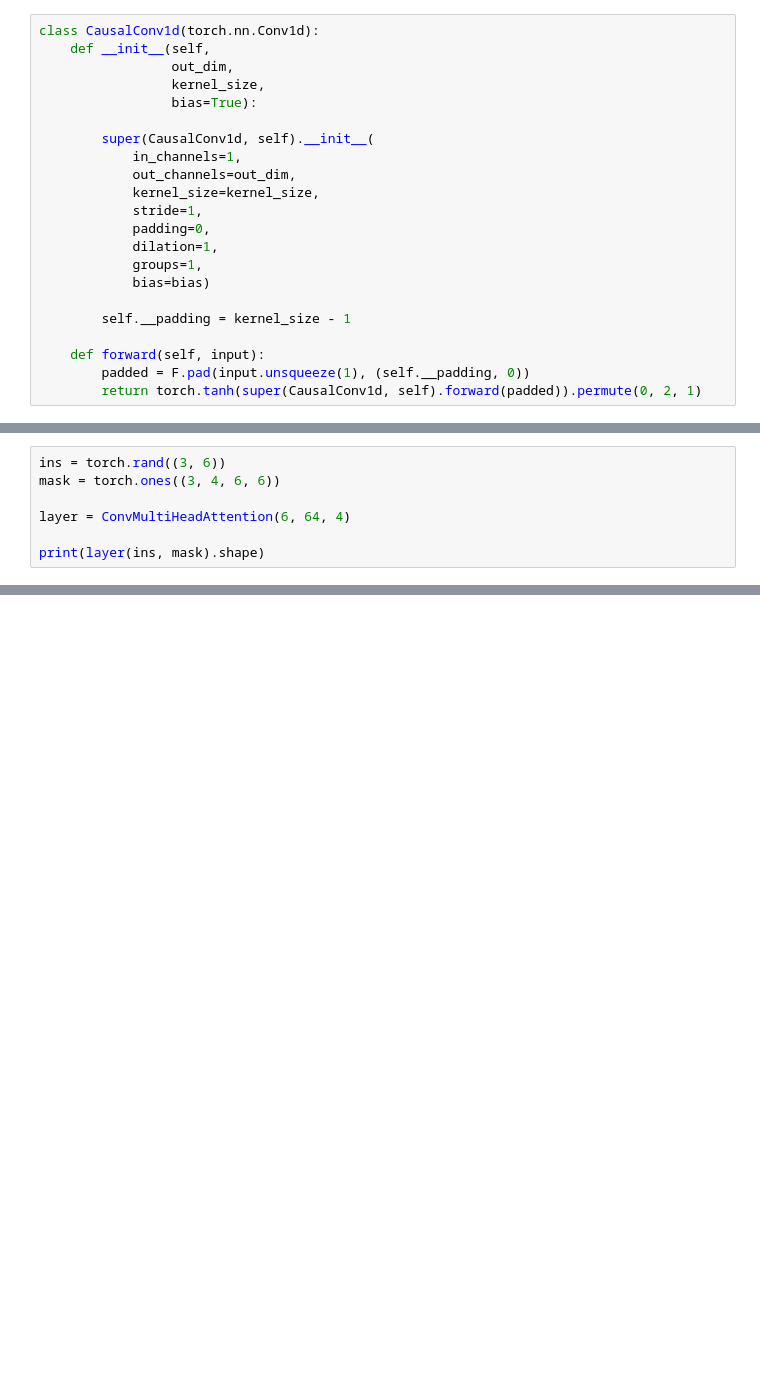
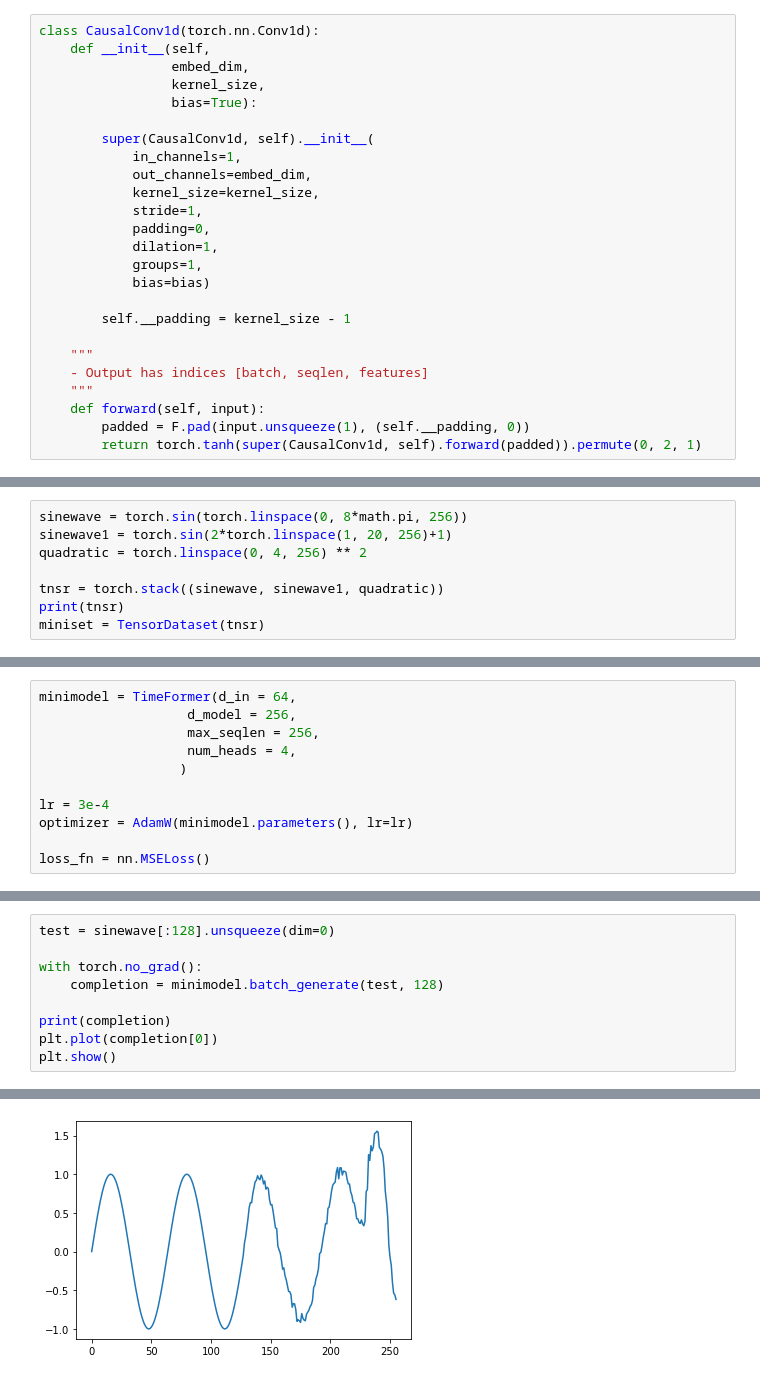
Before and after one commit to zhangir-azerbayev/time-series-circuits, a Jupyter notebook: main.ipynb, the cells around one changed output, grey strips where cells are left out. Drawn from its saved outputs; the diff is of its cells as text; blank space fills up the shorter version.

```diff
--- a/main.ipynb
+++ b/main.ipynb
@@ -21,13 +17,13 @@ def scaled_dot_product(q, k, v, mask=None):
 # %%
 class CausalConv1d(torch.nn.Conv1d):
     def __init__(self,
-                 out_dim,
+                 embed_dim,
                  kernel_size,
                  bias=True):
 
         super(CausalConv1d, self).__init__(
             in_channels=1,
-            out_channels=out_dim,
+            out_channels=embed_dim,
             kernel_size=kernel_size,
             stride=1,
             padding=0,
@@ -37,6 +33,9 @@ class CausalConv1d(torch.nn.Conv1d):
 
         self.__padding = kernel_size - 1
 
+    """
+    - Output has indices [batch, seqlen, features]
+    """
     def forward(self, input):
         padded = F.pad(input.unsqueeze(1), (self.__padding, 0))
         return torch.tanh(super(CausalConv1d, self).forward(padded)).permute(0, 2, 1)
@@ -97,7 +49,0 @@ class ConvMultiHeadAttention(torch.nn.Module):
-# %%
-ins = torch.rand((3, 6))
-mask = torch.ones((3, 4, 6, 6))
-
-layer = ConvMultiHeadAttention(6, 64, 4)
-
-print(layer(ins, mask).shape)
@@ -155,0 +159,8 @@ tensor([[-0.0723],
+# %%
+sinewave = torch.sin(torch.linspace(0, 8*math.pi, 256))
+sinewave1 = torch.sin(2*torch.linspace(1, 20, 256)+1)
+quadratic = torch.linspace(0, 4, 256) ** 2
+
+tnsr = torch.stack((sinewave, sinewave1, quadratic))
+print(tnsr)
+miniset = TensorDataset(tnsr)
@@ -155,0 +187,11 @@ tensor([[-0.0723],
+# %%
+minimodel = TimeFormer(d_in = 64,
+                   d_model = 256,
+                   max_seqlen = 256,
+                   num_heads = 4,
+                  )
+
+lr = 3e-4
+optimizer = AdamW(minimodel.parameters(), lr=lr)
+
+loss_fn = nn.MSELoss()
@@ -155,0 +224,10 @@ tensor([[-0.0723],
+# %%
+test = sinewave[:128].unsqueeze(dim=0)
+
+with torch.no_grad():
+    completion = minimodel.batch_generate(test, 128)
+
+print(completion)
+plt.plot(completion[0])
+plt.show()
+# %% [output]
@@ -155,0 +251 @@ tensor([[-0.0723],
+[figure, added]
```
Also changed, not shown: parts of 19 cells of this notebook.
